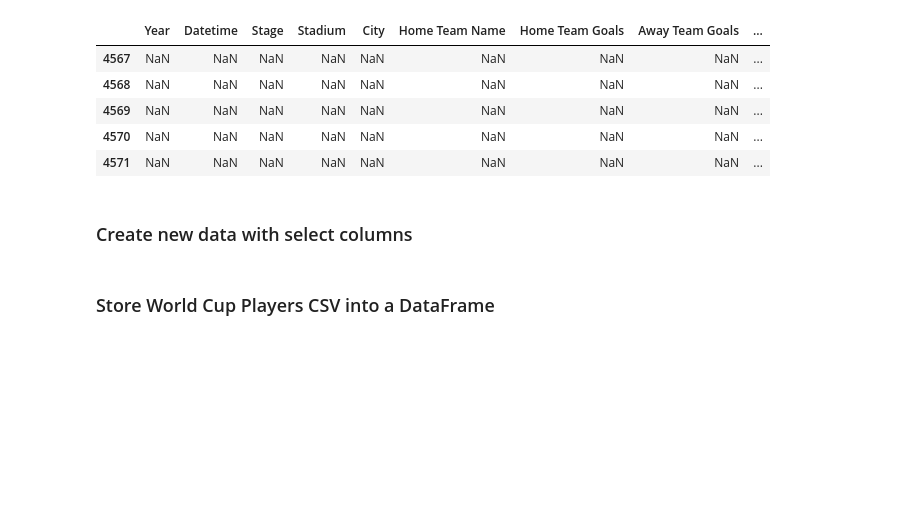
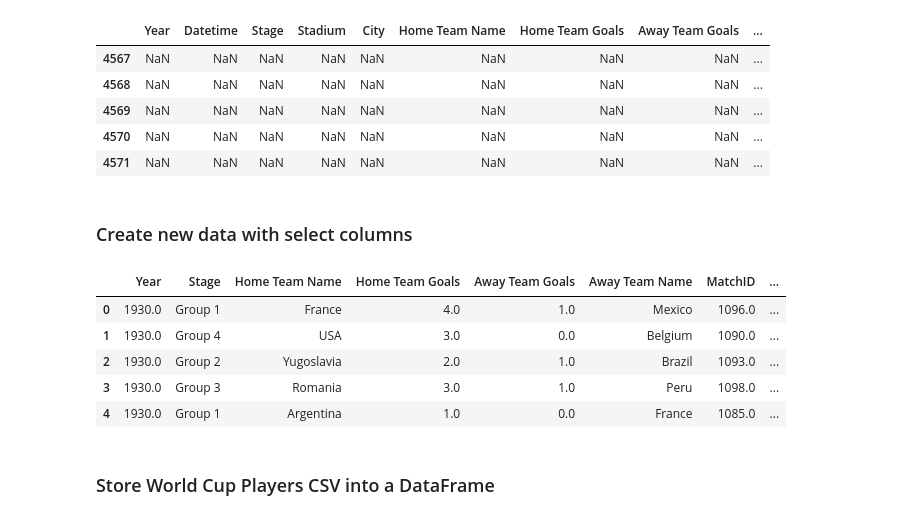
Before and after one commit to siwoolee44/ETLProject_Team15, a Jupyter notebook: etl_project.ipynb, the cells around one changed output. Cells and saved outputs as stored; diff of their text form; code cells hidden in the pictures; blank space fills up the shorter version.

```diff
--- a/etl_project.ipynb
+++ b/etl_project.ipynb
@@ -23,3 +20,14 @@ WorldCupMatches_df.tail()
+# %%
+matches_df = WorldCupMatches_df[['Year', 'Stage', 'Home Team Name', 'Home Team Goals', 'Away Team Goals',
+                                'Away Team Name', 'MatchID', 'Home Team Initials', 'Away Team Initials', ]].copy()
+matches_df.head()
+# %% [output]
+|  | Year | Stage | Home Team Name | Home Team Goals | Away Team Goals | Away Team Name | MatchID | ... |
+| 0 | 1930.0 | Group 1 | France | 4.0 | 1.0 | Mexico | 1096.0 | ... |
+| 1 | 1930.0 | Group 4 | USA | 3.0 | 0.0 | Belgium | 1090.0 | ... |
+| 2 | 1930.0 | Group 2 | Yugoslavia | 2.0 | 1.0 | Brazil | 1093.0 | ... |
+| 3 | 1930.0 | Group 3 | Romania | 3.0 | 1.0 | Peru | 1098.0 | ... |
+| 4 | 1930.0 | Group 1 | Argentina | 1.0 | 0.0 | France | 1085.0 | ... |
 # %% [markdown]
 ### Store World Cup Players CSV into a DataFrame
 # %%
```
Also changed, not shown: parts of 7 cells of this notebook.
